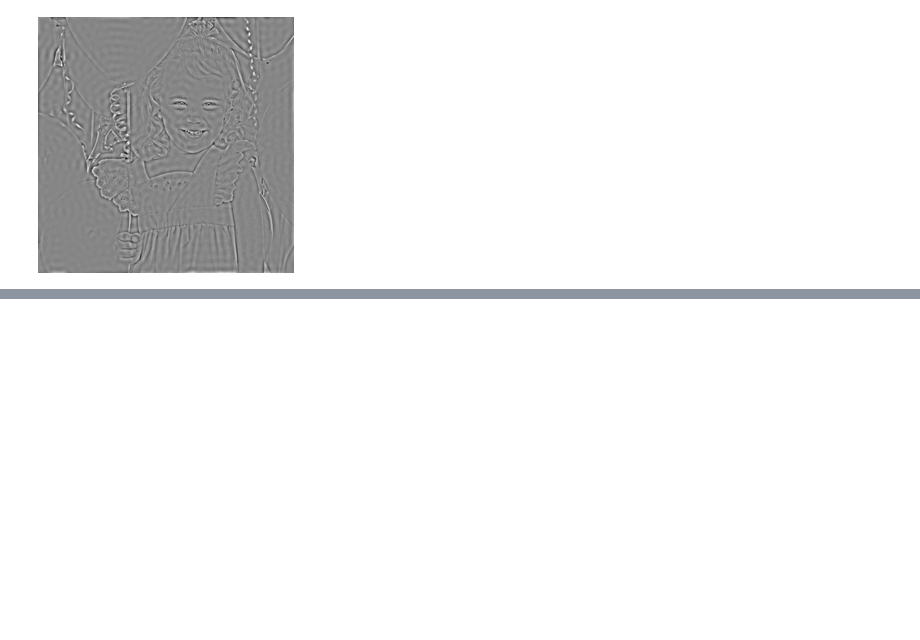
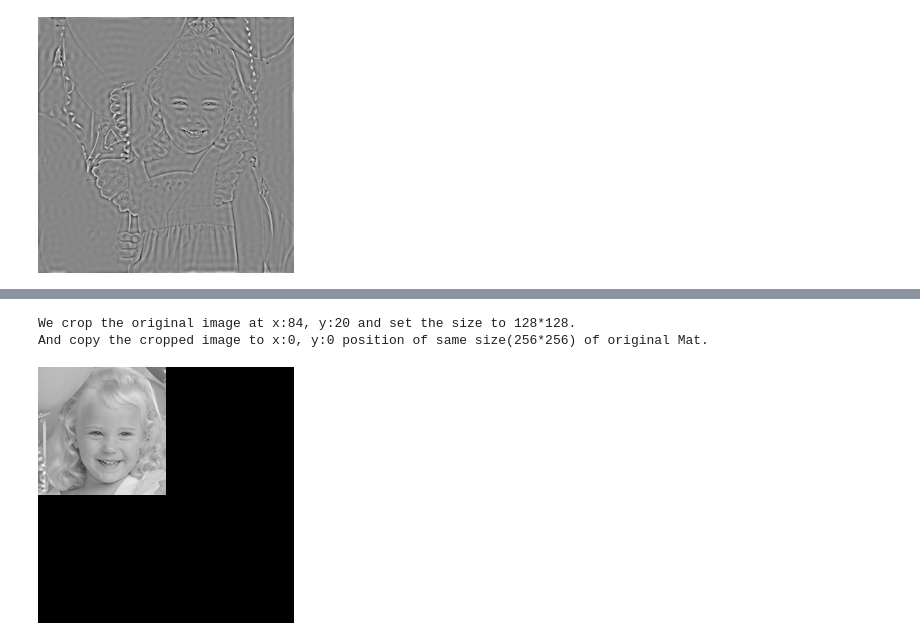
Before and after one commit to noxowl/KU15627-Computer-Vision, a Jupyter notebook: 03_template_matching.ipynb, the cells around one changed output, grey strips where cells are left out. Drawn from its saved outputs; the diff is of its cells as text; code cells hidden in the pictures; blank space fills up the shorter version.

```diff
--- a/03_template_matching.ipynb
+++ b/03_template_matching.ipynb
@@ -757,0 +784,22 @@ opencv_imshow(&img_idft_dst);
+# %%
+let mut template: Mat = Mat::new_rows_cols_with_default(
+    img_f32.rows(),
+    img_f32.cols(),
+    opencv::core::CV_32FC1,
+    opencv::core::Scalar::all(0.)
+).unwrap();
+let mut template_roi: Mat = opencv::core::Mat::roi(&mut template,
+    opencv::core::Rect::new(0, 0, 128, 128)
+).unwrap();
+let img_crop: opencv::core::Mat = Mat::rowscols(
+    &img_f32,
+    &opencv::core::Range::new(20, 148)?,
+    &opencv::core::Range::new(84, 212)?)?;
+img_crop.copy_to(&mut template_roi).unwrap();
+println!("We crop the original image at x:84, y:20 and set the size to 128*128.");
+println!("And copy the cropped image to x:0, y:0 position of same size(256*256) of original Mat.");
+opencv_imshow(&template)
+# %% [output]
+We crop the original image at x:84, y:20 and set the size to 128*128.
+And copy the cropped image to x:0, y:0 position of same size(256*256) of original Mat.
+[figure, added]
```
Also changed, not shown: parts of 5 cells of this notebook.
